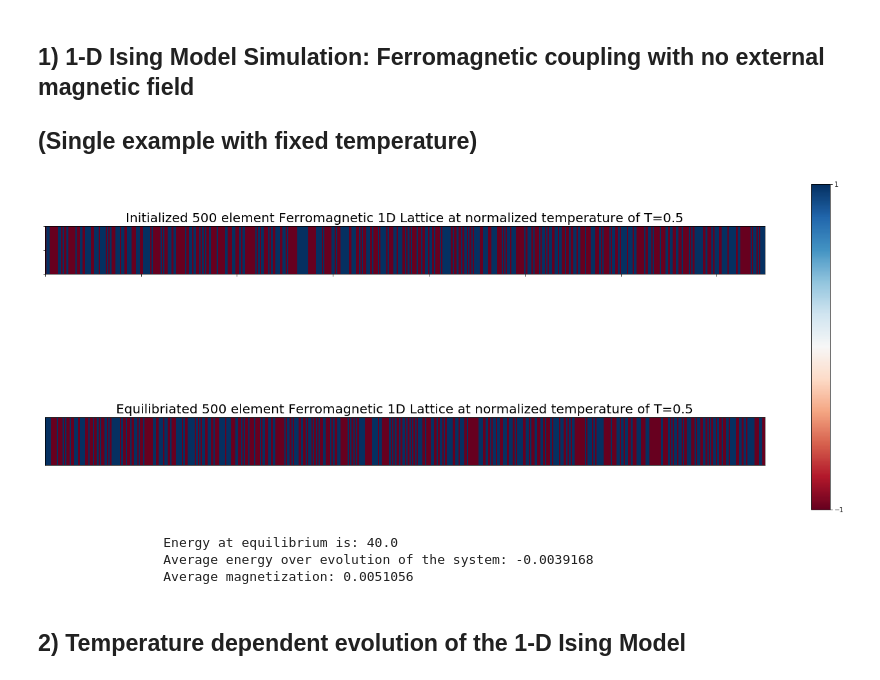
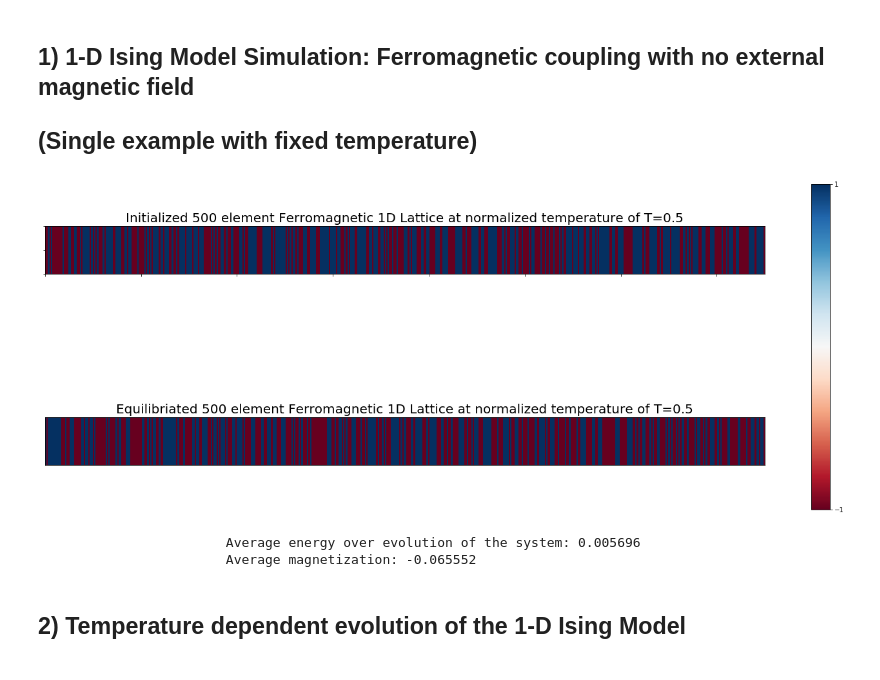
Before and after one commit to varunmenon1310/Ising-Model, a Jupyter notebook: Ising Model.ipynb, the cells around one changed output. Drawn from its saved outputs; the diff is of its cells as text; code cells hidden in the pictures.

```diff
--- a/Ising Model.ipynb
+++ b/Ising Model.ipynb
@@ -47,43 +47,43 @@ def image_convert(array):
     return converted
 
 initial_image=image_convert(grid)
 
 E=0
 Mag=0
 for i in range(steps): #run monte carlo process till equilibriation
-    eq=monte_carlo(grid,0.1)
+    monte_carlo(grid,0.5)
+
+for j in range(1000): #run monte carlo process for 1000 iterations after equilibriation to calculate average parameters
+    eq=monte_carlo(grid,0.5)
     E+=H(eq)
     Mag+=M(eq)
 
-eq_energy=H(eq) #energy at equilibrium
-H_average=E/(steps*grid_size) #average energy per site over the evolution of the system
-M_average=Mag/(steps*grid_size) #average magnetization per site over the evolution of the system (order parameter)
+H_average=E/(1000*grid_size) #average energy per site over the evolution of the system
+M_average=Mag/(1000*grid_size) #average magnetization per site over the evolution of the system (order parameter)
 
 eq_image=image_convert(eq)
 
 fig=plt.figure(figsize=(20,10)) #display stuff. Every 'band' in the image is a spin site.
 ax=fig.add_subplot(212)
 ax2=fig.add_subplot(211)
 cax2=ax2.imshow(initial_image,cmap=plt.cm.RdBu)
 plt.setp(ax2.get_yticklabels(), visible=False)
 plt.setp(ax2.get_xticklabels(), visible=False)
 ax2.set_title('Initialized 500 element Ferromagnetic 1D Lattice at normalized temperature of T=0.5',size=20)
 ax.set_title('Equilibriated 500 element Ferromagnetic 1D Lattice at normalized temperature of T=0.5',size=20)
 cax=ax.imshow(eq_image,cmap=plt.cm.RdBu)
 plt.setp(ax.get_yticklabels(), visible=False)
 plt.setp(ax.get_xticklabels(), visible=False)
 ax.tick_params(bottom=False, left=False)
 cbar_ax = fig.add_axes([0.95, 0.15, 0.02, 0.7])
 fig.colorbar(cax, cax=cbar_ax,ticks=[-1,1])
 plt.show()
 
-print('\t\tEnergy at equilibrium is: {}'.format(eq_energy))
-print('\t\tAverage energy over evolution of the system: {}'.format(H_average))
-print('\t\tAverage magnetization: {}'.format(M_average))
+print('\t\t\tAverage energy over evolution of the system: {}'.format(H_average))
+print('\t\t\tAverage magnetization: {}'.format(M_average))
 # %% [output]
-[figure, old version]
+[figure, new version]
-                Energy at equilibrium is: 40.0
-                Average energy over evolution of the system: -0.0039168
-                Average magnetization: 0.0051056
+                        Average energy over evolution of the system: 0.005696
+                        Average magnetization: -0.065552
 # %% [markdown]
 ## 2) Temperature dependent evolution of the 1-D Ising Model
```
Also changed, not shown: parts of 2 cells of this notebook.
